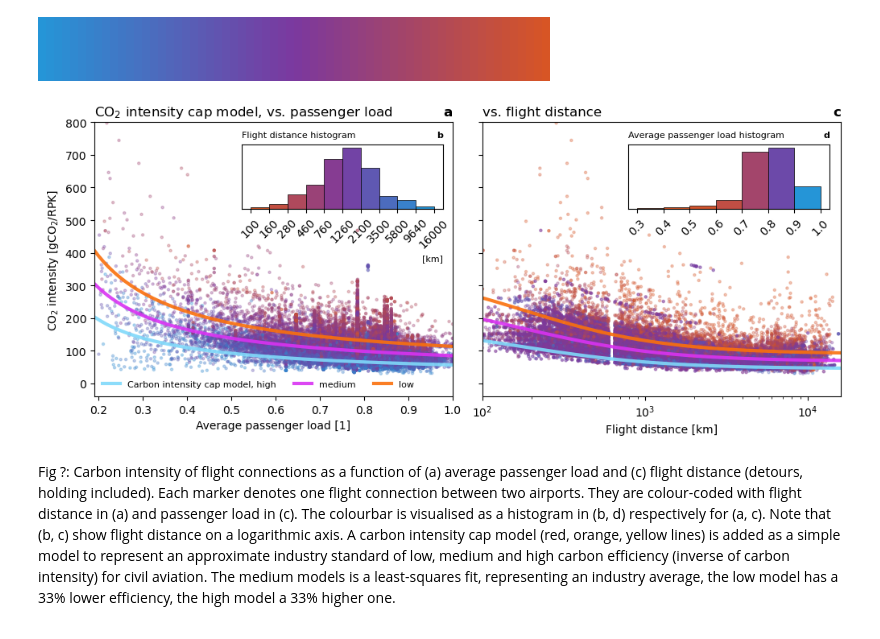
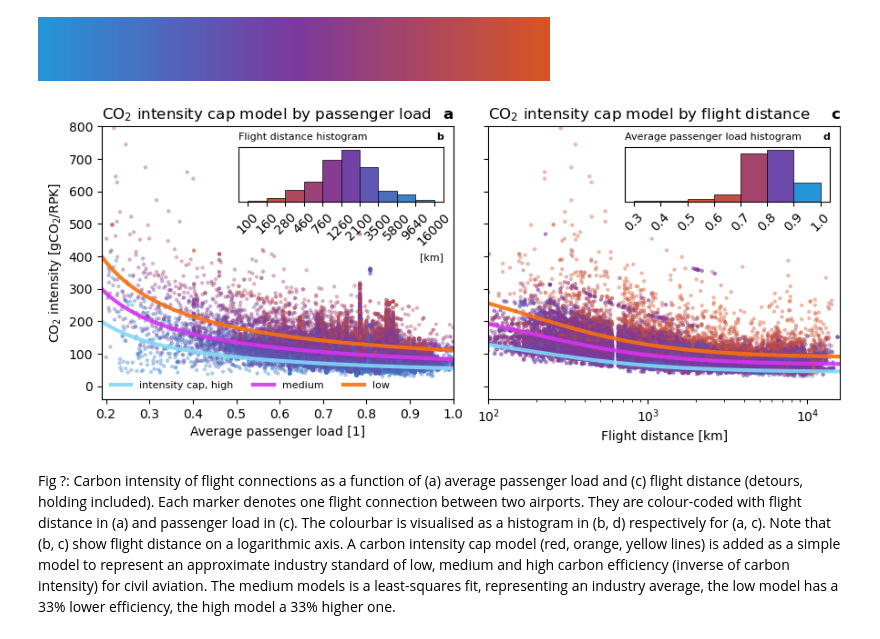
Before and after one commit to jorgecardleitao/aviation, a Jupyter notebook: plots/intensity_cap_models.ipynb, the cells around one changed output. Cells and saved outputs as stored; diff of their text form; code cells hidden in the pictures.

Commit message:
PDFs for intensity model

```diff
--- a/plots/intensity_cap_models.ipynb
+++ b/plots/intensity_cap_models.ipynb
@@ -146,7 +145,7 @@ d0: 182.91
 ### Simplified optimal parameters
 # %%
 # a, b, l0, d0
-popts = [55, 36_000, 0.01, 180]  # simplified optimal values
+popts = [54, 35_000, 0.01, 180]  # simplified optimal values
 # %% [markdown]
 # Plotting
 # %%
@@ -164,25 +163,24 @@ new_cmap
 # %% [output]
 [figure]
 # %%
-fig, (ax1, ax2) = plt.subplots(1,2, figsize=(10, 4), sharey=True)
-axh1 = fig.add_axes([0.23, 0.68, 0.25, 0.2])     # histogram axes
-axh2 = fig.add_axes([0.71, 0.68, 0.25, 0.2])     # histogram axes
-plt.tight_layout()
+fig, (ax1, ax2) = plt.subplots(1,2, figsize=(9, 4), sharey=True)
+axh1 = fig.add_axes([0.25, 0.70, 0.25, 0.15])     # histogram axes
+axh2 = fig.add_axes([0.721, 0.70, 0.25, 0.15])     # histogram axes
 
 # left subplot
-ax1.scatter(average_load, intensity, 5, c=np.log(distance), alpha=.3, cmap=new_cmap_r)
+ax1.scatter(average_load, intensity, 5, c=np.log(distance), alpha=.3, cmap=new_cmap_r, rasterized=True)
 ax1.set_xlabel("Average passenger load [1]")
 ax1.set_ylabel("CO$_2$ intensity [gCO$_2$/RPK]")
 
 ax1.set_xlim(0.19, 1)
 ax1.set_ylim(-40, 800)
 ax1.set_title("a", loc="right", fontweight="bold")
-ax1.set_title("CO$_2$ intensity cap model, vs. passenger load", loc="left")
+ax1.set_title("CO$_2$ intensity cap model by passenger load", loc="left")
 
 # add carbon intensity cap model
 load = np.linspace(0.01, 1, 100)
 base_distance = 1000
-ax1.plot(load, carbon_cap_high(base_distance, load, a=popts[0], b=popts[1], l0=popts[2], d0=popts[3]), color=c1m, lw=3, alpha=0.9, label="Carbon intensity cap model, high")
+ax1.plot(load, carbon_cap_high(base_distance, load, a=popts[0], b=popts[1], l0=popts[2], d0=popts[3]), color=c1m, lw=3, alpha=0.9, label="intensity cap, high")
 ax1.plot(load, carbon_cap_med(base_distance, load, a=popts[0], b=popts[1], l0=popts[2], d0=popts[3]), color=c2m,    lw=3, alpha=0.9, label="medium")
 ax1.plot(load, carbon_cap_low(base_distance, load, a=popts[0], b=popts[1], l0=popts[2], d0=popts[3]), color=c3m,    lw=3, alpha=0.9, label="low")
 ax1.legend(loc="lower left", fontsize=8, frameon=False, ncols=3)
@@ -196,36 +194,38 @@ axh1.set_xticklabels(np.round(bin_edges/20).astype(int)*20, rotation=45)
 axh1.set_title("Flight distance histogram", loc="left", fontsize=8)
 axh1.set_title("b", loc="right", fontweight="bold", fontsize=8)
 axh1.set_xlabel("[km]", loc="right", fontsize=8)
 axh1.get_yaxis().set_visible(False)
 
 # right subplot
-ax2.scatter(distance, intensity, 5, c=average_load**3, alpha=.3, cmap=new_cmap_r)
+ax2.scatter(distance, intensity, 5, c=average_load**3, alpha=.3, cmap=new_cmap_r, rasterized=True)
 ax2.set_xlabel("Flight distance [km]")
 ax2.set_xscale("log")
 ax2.set_xlim(m0, m1)
 ax2.set_title("c", loc="right", fontweight="bold")
-ax2.set_title("vs. flight distance", loc="left")
+ax2.set_title("CO$_2$ intensity cap model by flight distance", loc="left")
 
 # add carbon intensity cap model
 dists = np.logspace(np.log10(m0), np.log10(m1), 100)
 base_load = 0.8
 ax2.plot(dists, carbon_cap_med(dists, base_load, a=popts[0], b=popts[1], l0=popts[2], d0=popts[3]), color=c2m,    lw=3, alpha=0.9)
 ax2.plot(dists, carbon_cap_low(dists, base_load, a=popts[0], b=popts[1], l0=popts[2], d0=popts[3]), color=c3m,    lw=3, alpha=0.9)
 ax2.plot(dists, carbon_cap_high(dists, base_load, a=popts[0], b=popts[1], l0=popts[2], d0=popts[3]), color=c1m,   lw=3, alpha=0.9)
 
 # histogram colorbar
 counts2, bin_edges2 = np.histogram(average_load, bins=np.linspace(0.3, 1, 8))
 bins = np.arange(1, len(counts2) + 1)
 axh2.bar(bins, counts2, width=1, color=new_cmap_r(((bins-1)/(len(bins)-1))**3), edgecolor="k", linewidth=0.5)
 axh2.set_xticks(np.arange(0, len(counts2) + 1)+.5)
 axh2.set_xticklabels(np.round(bin_edges2*10)/10, rotation=45)
 axh2.set_title("Average passenger load histogram", loc="left", fontsize=8)
 axh2.set_title("d", loc="right", fontweight="bold", fontsize=8)
 axh2.get_yaxis().set_visible(False)
 
+plt.tight_layout()
+plt.savefig("intensity_model.pdf", dpi=150)
 plt.show()
 # %% [output]
-[figure, old version]
+[figure, new version]
 # %% [markdown]
 Fig ?: Carbon intensity of flight connections as a function of (a) average passenger load and (c) flight distance (detours, holding included). Each marker denotes one flight connection between two airports. They are colour-coded with flight distance in (a) and passenger load in (c). The colourbar is visualised as a histogram in (b, d) respectively for (a, c). Note that (b, c) show flight distance on a logarithmic axis. A carbon intensity cap model (red, orange, yellow lines) is added as a simple model to represent an approximate industry standard of low, medium and high carbon efficiency (inverse of carbon intensity) for civil aviation. The medium models is a least-squares fit, representing an industry average, the low model has a 33% lower efficiency, the high model a 33% higher one.
 # %% [markdown]
```
Also changed, not shown: parts of 12 cells of this notebook, 1 other file.
